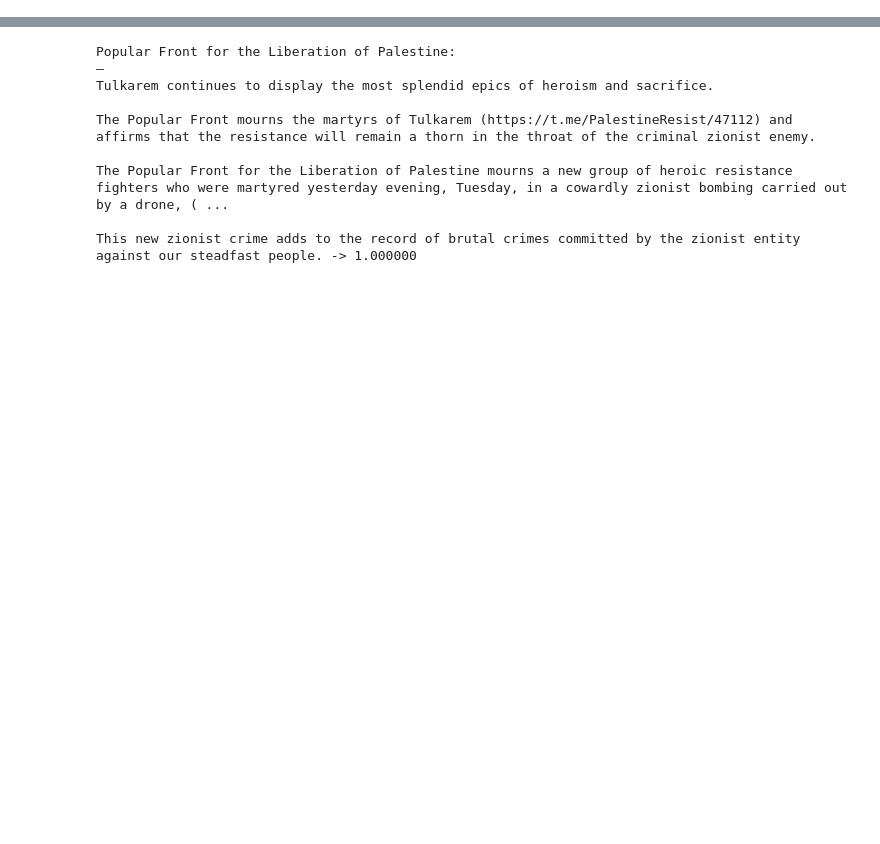
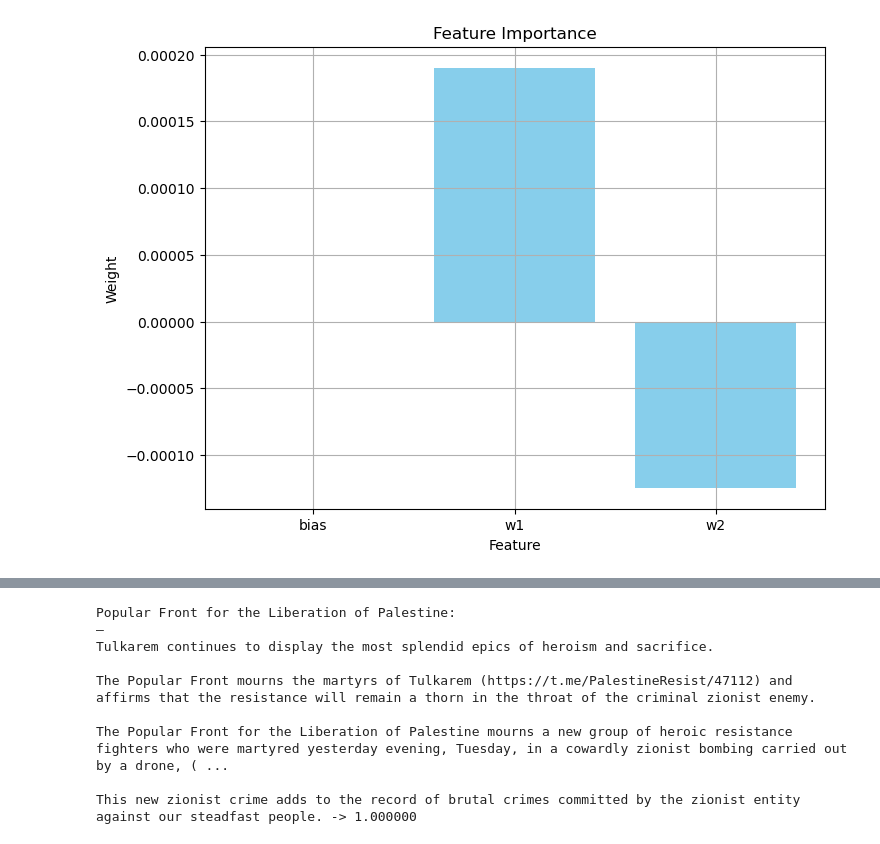
Before and after one commit to Snapchik/chat_analysis, a Jupyter notebook: Logistic_regression_which_chat.ipynb, the cells around one changed output, grey strips where cells are left out. Saved outputs shown, nothing was run; the diff lists cells and outputs as text; code cells hidden in the pictures; blank space fills up the shorter version.

```diff
--- a/Logistic_regression_which_chat.ipynb
+++ b/Logistic_regression_which_chat.ipynb
@@ -74,0 +145,15 @@ The resulting vector of weights is [2.1e-07, 0.00065654, -0.00046772]
+# %%
+def plot_feature_importance(theta, feature_names):
+    plt.figure(figsize=(8, 6))
+    plt.bar(feature_names, theta.squeeze(), color='skyblue')
+    plt.xlabel('Feature')
+    plt.ylabel('Weight')
+    plt.title('Feature Importance')
+    plt.grid(True)
+    plt.show()
+
+# Assuming theta is your learned weights and feature_names is a list of feature names
+feature_names = ['bias', 'w1', 'w2']
+plot_feature_importance(theta, feature_names)
+# %% [output]
+[figure, added]
```
Also changed, not shown: parts of 30 cells of this notebook, 1 other file.
